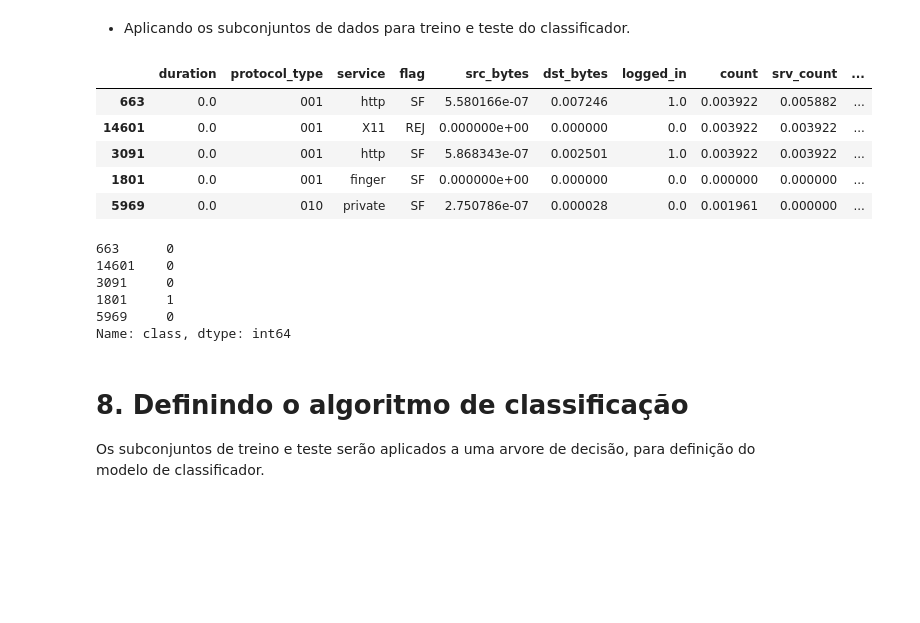
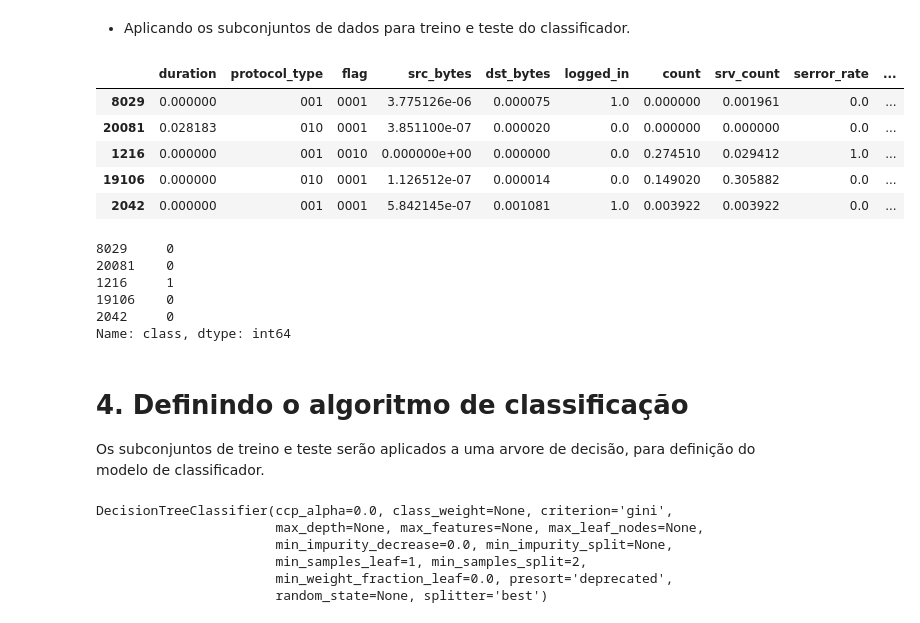
Before and after one commit to kassio077/Aprendizado-de-maquina-na-pratica, a Jupyter notebook: Atividade_2_classificador_deteccao_de_intrusao.ipynb, the cells around one changed output. Saved outputs shown, nothing was run; the diff lists cells and outputs as text; code cells hidden in the pictures; blank space fills up the shorter version.

```diff
--- a/Atividade_2_classificador_deteccao_de_intrusao.ipynb
+++ b/Atividade_2_classificador_deteccao_de_intrusao.ipynb
@@ -53,6 +37,6 @@ O atributo que representa a classificação foi transformado em numérico para s
 # %%
 #Remoção dos atributos
-dados = dados.drop(columns=['land','wrong_fragment','urgent','hot','num_failed_logins',
+dados = dados.drop(columns=['service','land','wrong_fragment','urgent','hot','num_failed_logins',
                             'num_compromised','root_shell','su_attempted','num_root',
                             'num_file_creations','num_shells','num_access_files',
                             'num_outbound_cmds','is_host_login','is_guest_login'])
@@ -61,4 +45,6 @@ dados = dados.drop(columns=['land','wrong_fragment','urgent','hot','num_failed_l
 dados['class'] = dados['class'].replace(['anomaly','normal'],[1,0])
 
 dados['protocol_type'] = dados['protocol_type'].replace(['tcp','udp','icmp'],['001','010','100'])
+dados['flag'] = dados['flag'].replace(['SF','S0','REJ','RSTR','SH','RSTO','S1','RSTOS0','S3','S2','OTH'],
+                                      ['0001','0010','0100','1000','1111','0011','0110','0101','1100','1110','0111'])
 # %% [markdown]
@@ -66,11 +57,10 @@ Normalizando os atributos numéricos, através da re-escala usando máximo e mí
 # %%
-#dados['count'] = dados['count']/dados['count'].max()
-#dados['srv_count'] = dados['srv_count']/dados['srv_count'].max()
 
+dados['duration'] = dados['duration']/dados['duration'].max()
 
+atributos_categoricos = dados.iloc[:,0:3]
 
-
-# atributos_numericos = dados.iloc[:,4:26]
-# atributos_numericos = (atributos_numericos - atributos_numericos.min())/(atributos_numericos.max()-atributos_numericos.min())
-
-# atributos_numericos.head()
+#Dataframe apenas com as colunas de atributos numéricos.
+atributos_numericos = dados.iloc[:,3:25]
+#Aplicando a re-escala.
+atributos_numericos = (atributos_numericos - atributos_numericos.min())/(atributos_numericos.max()-atributos_numericos.min())
@@ -242,15 +67,3 @@ plt.show()
-# %%
-
-dados['duration'] = dados['duration']/dados['duration'].max()
-
-atributos_categoricos = dados.iloc[:,0:4]
-
-#Dataframe apenas com as colunas de atributos numéricos.
-atributos_numericos = dados.iloc[:,4:26]
-#Aplicando a re-escala.
-atributos_numericos = (atributos_numericos - atributos_numericos.min())/(atributos_numericos.max()-atributos_numericos.min())
-
-atributos_numericos['src_bytes'] =  atributos_numericos['src_bytes']/atributos_numericos['src_bytes'].max()
 # %% [markdown]
 * Separando os atributos descritores do atributo classificador.
 # %%
@@ -283,27 +98,29 @@ Name: class, dtype: int64
 # %%
 from sklearn.model_selection import train_test_split
 
-atributos_descritores_train, atributos_descritores_test, atributo_classificador_train, atributo_classificador_test = train_test_split(atributos_descritores,atributo_classificador, test_size=0.2)#random_state=42
+dados_descritores_train, dados_descritores_test,dados_classificador_train, dados_classificador_test = train_test_split(atributos_descritores,atributo_classificador, test_size=0.2)#random_state=42
 
-atributos_descritores_train.head()
+#Subconjunto das instâncias com atributos descritores para Treino
+dados_descritores_train.head()
 # %% [output]
-|  | duration | protocol_type | service | flag | src_bytes | dst_bytes | logged_in | count | srv_count | ... |
-| 663 | 0.0 | 001 | http | SF | 5.580166e-07 | 0.007246 | 1.0 | 0.003922 | 0.005882 | ... |
-| 14601 | 0.0 | 001 | X11 | REJ | 0.000000e+00 | 0.000000 | 0.0 | 0.003922 | 0.003922 | ... |
-| 3091 | 0.0 | 001 | http | SF | 5.868343e-07 | 0.002501 | 1.0 | 0.003922 | 0.003922 | ... |
-| 1801 | 0.0 | 001 | finger | SF | 0.000000e+00 | 0.000000 | 0.0 | 0.000000 | 0.000000 | ... |
-| 5969 | 0.0 | 010 | private | SF | 2.750786e-07 | 0.000028 | 0.0 | 0.001961 | 0.000000 | ... |
+|  | duration | protocol_type | flag | src_bytes | dst_bytes | logged_in | count | srv_count | serror_rate | ... |
+| 8029 | 0.000000 | 001 | 0001 | 3.775126e-06 | 0.000075 | 1.0 | 0.000000 | 0.001961 | 0.0 | ... |
+| 20081 | 0.028183 | 010 | 0001 | 3.851100e-07 | 0.000020 | 0.0 | 0.000000 | 0.000000 | 0.0 | ... |
+| 1216 | 0.000000 | 001 | 0010 | 0.000000e+00 | 0.000000 | 0.0 | 0.274510 | 0.029412 | 1.0 | ... |
+| 19106 | 0.000000 | 010 | 0001 | 1.126512e-07 | 0.000014 | 0.0 | 0.149020 | 0.305882 | 0.0 | ... |
+| 2042 | 0.000000 | 001 | 0001 | 5.842145e-07 | 0.001081 | 1.0 | 0.003922 | 0.003922 | 0.0 | ... |
-# %%
-atributo_classificador_train.head()
-# %% [output]
-663      0
-14601    0
-3091     0
-1801     1
-5969     0
-Name: class, dtype: int64
+# %%
+#Valores das instâncias com atributo classificador para Treino
+dados_classificador_train.head()
+# %% [output]
+8029     0
+20081    0
+1216     1
+19106    0
+2042     0
+Name: class, dtype: int64
 # %% [markdown]
-# 8. Definindo o algoritmo de classificação
+# 4. Definindo o algoritmo de classificação
 
 Os subconjuntos de treino e teste serão aplicados a uma arvore de decisão, para definição do modelo de classificador.
 # %%
@@ -313,4 +130,11 @@ from sklearn.tree import DecisionTreeClassifier
 classificador = DecisionTreeClassifier()
 
 #Treinando o modelo
-#classificador.fit(atributos_descritores_train,atributo_classificador_train)
+classificador.fit(dados_descritores_train,dados_classificador_train)
+# %% [output]
+DecisionTreeClassifier(ccp_alpha=0.0, class_weight=None, criterion='gini',
+                       max_depth=None, max_features=None, max_leaf_nodes=None,
+                       min_impurity_decrease=0.0, min_impurity_split=None,
+                       min_samples_leaf=1, min_samples_split=2,
+                       min_weight_fraction_leaf=0.0, presort='deprecated',
+                       random_state=None, splitter='best')
```
Also changed, not shown: parts of 33 cells of this notebook.
